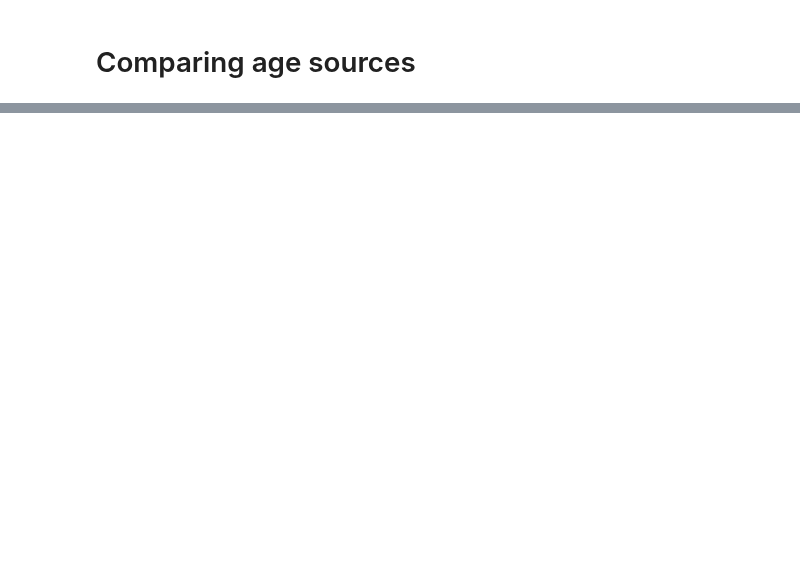
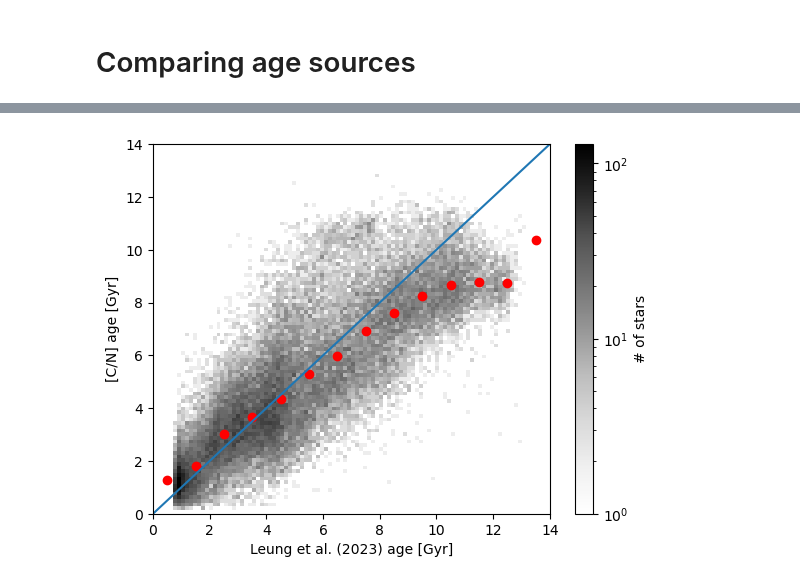
Before and after one commit to lodubay/twoinfall, a Jupyter notebook: src/scripts/ages.ipynb, the cells around one changed output, grey strips where cells are left out. Cells and saved outputs as stored; diff of their text form; code cells hidden in the pictures; blank space fills up the shorter version.

```diff
--- a/src/scripts/ages.ipynb
+++ b/src/scripts/ages.ipynb
@@ -38,0 +46,18 @@ plt.show()
+# %%
+fig, ax = plt.subplots()
+h, xedges, yedges, im = ax.hist2d(
+    data['L23_AGE'], data['CN_AGE'], range=[[0, 14], [0, 14]], bins=100,
+    cmap='Greys', norm='log'
+)
+fig.colorbar(im, ax=ax, label='# of stars')
+age_bins = np.arange(0, 15, 1)
+cn_age_medians = sample.binned_intervals(
+    'CN_AGE', 'L23_AGE', age_bins, quantiles=[0.5]
+)[0.5]
+ax.plot(age_bins[:-1] + 0.5, cn_age_medians, 'ro')
+ax.plot([0, 14], [0, 14])
+ax.set_xlabel('Leung et al. (2023) age [Gyr]')
+ax.set_ylabel('[C/N] age [Gyr]')
+plt.show()
+# %% [output]
+[figure, added]
```
Also changed, not shown: parts of 2 cells of this notebook, 2 other files.
